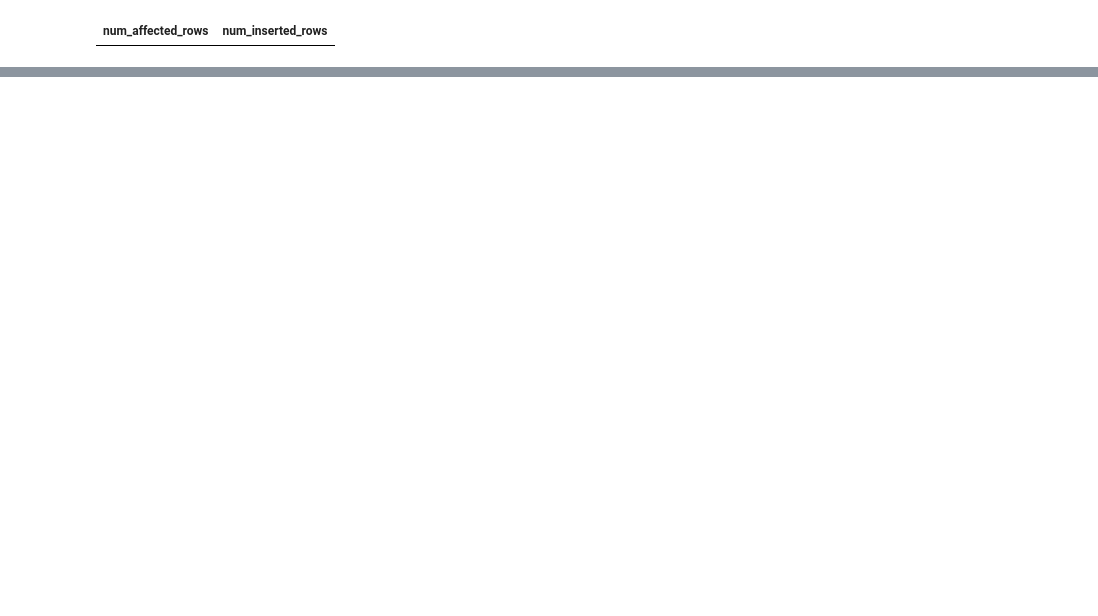
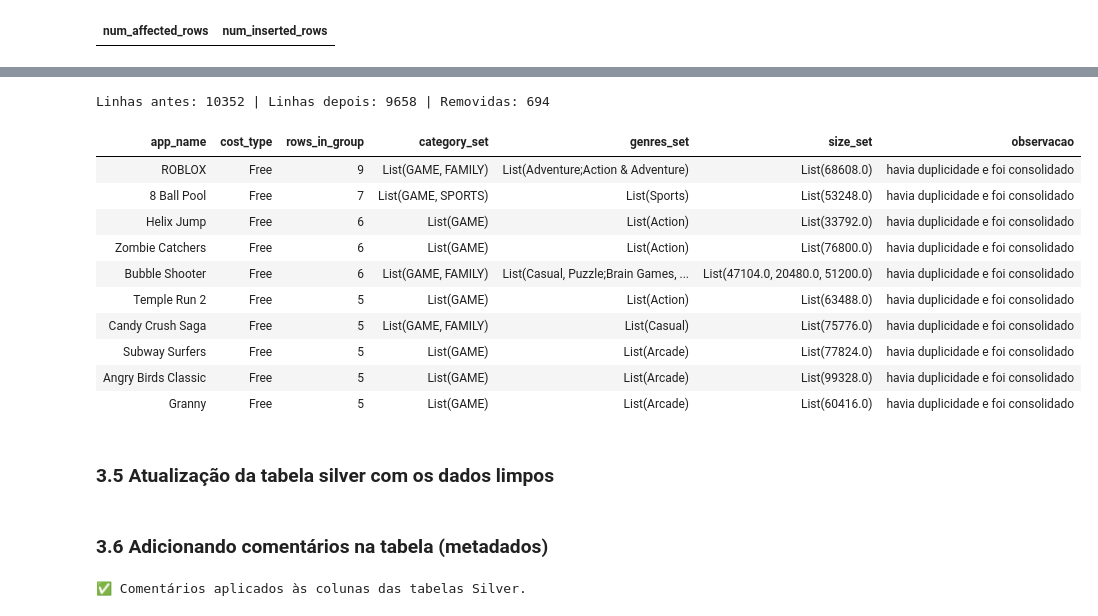
Before and after one commit to Romario76/Pos-PUCRJ-Data-Science-Analytics, a Jupyter notebook: MVP_EngDados.ipynb, the cells around one changed output, grey strips where cells are left out. Drawn from its saved outputs; the diff is of its cells as text; code cells hidden in the pictures; blank space fills up the shorter version.

```diff
--- a/MVP_EngDados.ipynb
+++ b/MVP_EngDados.ipynb
@@ -472,0 +682,52 @@ org.apache.spark.sql.AnalysisException
+# %%
+
+cols = df_dedup.columns
+df_orig_h = df_dedup.withColumn("row_hash", sha2(concat_ws("§", *[col(c) for c in cols]), 256))
+df_dedup_h = df_canon.withColumn("row_hash", sha2(concat_ws("§", *[col(c) for c in cols]), 256))
+
+# Multiconjunto removido (diferença nas contagens por hash)
+orig_counts = df_orig_h.groupBy("row_hash").agg(count("*").alias("n_orig"))
+dedup_counts = df_dedup_h.groupBy("row_hash").agg(count("*").alias("n_dedup"))
+
+rem_hashes = orig_counts.join(dedup_counts, "row_hash", "left_outer") \
+                        .fillna({'n_dedup': 0}) \
+                        .filter(col("n_orig") > col("n_dedup")) \
+                        .select("row_hash", "n_orig", "n_dedup")
+
+# Recuperando as linhas removidas (limitando pela diferença)
+removidas = df_orig_h.join(rem_hashes.select("row_hash"), "row_hash", "inner").drop("row_hash")
+# %%
+df_audit = (agg
+            .select(*group_keys, "rows_in_group", "category_set", "genres_set", "size_set")
+            .withColumn("observacao",
+                        F.when(F.col("rows_in_group") > 1, F.lit("havia duplicidade e foi consolidado"))
+                         .otherwise(F.lit("sem duplicidade")))
+           )
+# Auditoria: salvar tabelas auxiliares Delta
+df_canon.write.format("delta").mode("overwrite").saveAsTable("app_canon")
+removidas.write.format("delta").mode("overwrite").saveAsTable("app_dedup_removidas")
+df_audit.write.format("delta").mode("overwrite").saveAsTable("app_auditoria")
+
+# Auditoria: confirmar a remoção de registros
+antes = df_dedup.count()
+depois = df_canon.count()
+print(f"Linhas antes: {antes} | Linhas depois: {depois} | Removidas: {antes - depois}")
+
+# Relatório rápido
+df_show = df_audit.orderBy(F.col("rows_in_group").desc()).limit(10)
+display(df_show)
+# %% [output]
+Linhas antes: 10352 | Linhas depois: 9658 | Removidas: 694
+| app_name | cost_type | rows_in_group | category_set | genres_set | size_set | observacao |
+| ROBLOX | Free | 9 | List(GAME, FAMILY) | List(Adventure;Action & Adventure) | List(68608.0) | havia duplicidade e foi consolidado |
+| 8 Ball Pool | Free | 7 | List(GAME, SPORTS) | List(Sports) | List(53248.0) | havia duplicidade e foi consolidado |
+| Helix Jump | Free | 6 | List(GAME) | List(Action) | List(33792.0) | havia duplicidade e foi consolidado |
+| Zombie Catchers | Free | 6 | List(GAME) | List(Action) | List(76800.0) | havia duplicidade e foi consolidado |
+| Bubble Shooter | Free | 6 | List(GAME, FAMILY) | List(Casual, Puzzle;Brain Games, ... | List(47104.0, 20480.0, 51200.0) | havia duplicidade e foi consolidado |
+| Temple Run 2 | Free | 5 | List(GAME) | List(Action) | List(63488.0) | havia duplicidade e foi consolidado |
+| Candy Crush Saga | Free | 5 | List(GAME, FAMILY) | List(Casual) | List(75776.0) | havia duplicidade e foi consolidado |
+| Subway Surfers | Free | 5 | List(GAME) | List(Arcade) | List(77824.0) | havia duplicidade e foi consolidado |
+| Angry Birds Classic | Free | 5 | List(GAME) | List(Arcade) | List(99328.0) | havia duplicidade e foi consolidado |
+| Granny | Free | 5 | List(GAME) | List(Arcade) | List(60416.0) | havia duplicidade e foi consolidado |
+# %% [markdown]
+### 3.5 Atualização da tabela silver com os dados limpos
@@ -473,3 +742,28 @@ org.apache.spark.sql.AnalysisException
+# %% [markdown]
+### 3.6 Adicionando comentários na tabela (metadados)
+# %%
+appBase_silver_comments = {
+    "app_name": "Nome do aplicativo definido pelo desenvolvedor",
+    "category": "Nome da categoria a qual o aplicativo foi associado",
+    "rating": "Avaliação geral dos usuários para cada aplicativo",
+    "reviews": "Total de avaliações do aplicativo",
+    "size": "Tamanho do aplicativo em kB",
+    "price": "Preço do aplicativo em dólares",
+    "content_rating": "Classificação indicativa do aplicativo",
+    "genres": "Lista de gêneros associados ao aplicativo",
+    "installs": "Total de downloads/instalações do aplicativo",
+    "cost_type": "Indica se o aplicativo é gratuito ou pago"
+}
+
+for col_name, comment in appBase_silver_comments.items():
+    try:
+        spark.sql(f"ALTER TABLE {table} ALTER COLUMN {col_name} COMMENT '{comment}'")
+    except Exception as e:
+        print(f"  Aviso: Não foi possível aplicar comentário para a coluna '{col_name}'. Erro: {e}")
+
+print("\n✅ Comentários aplicados às colunas das tabelas Silver.")
+# %% [output]
+✅ Comentários aplicados às colunas das tabelas Silver.
 # %%
 %sql
 DESCRIBE TABLE silver.app_base_silver
```
Also changed, not shown: parts of 121 cells of this notebook.
